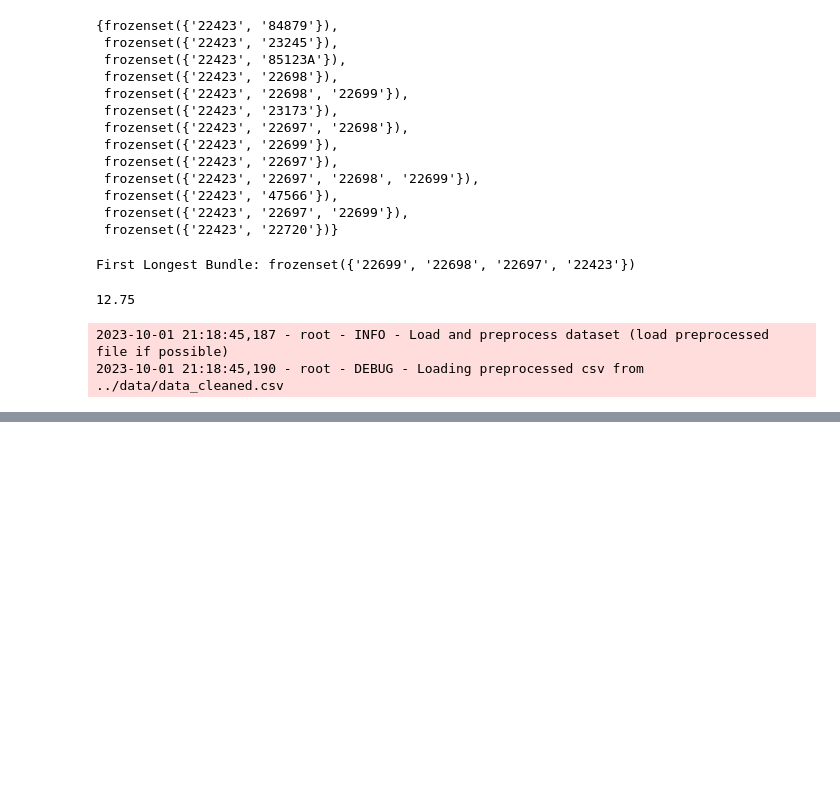
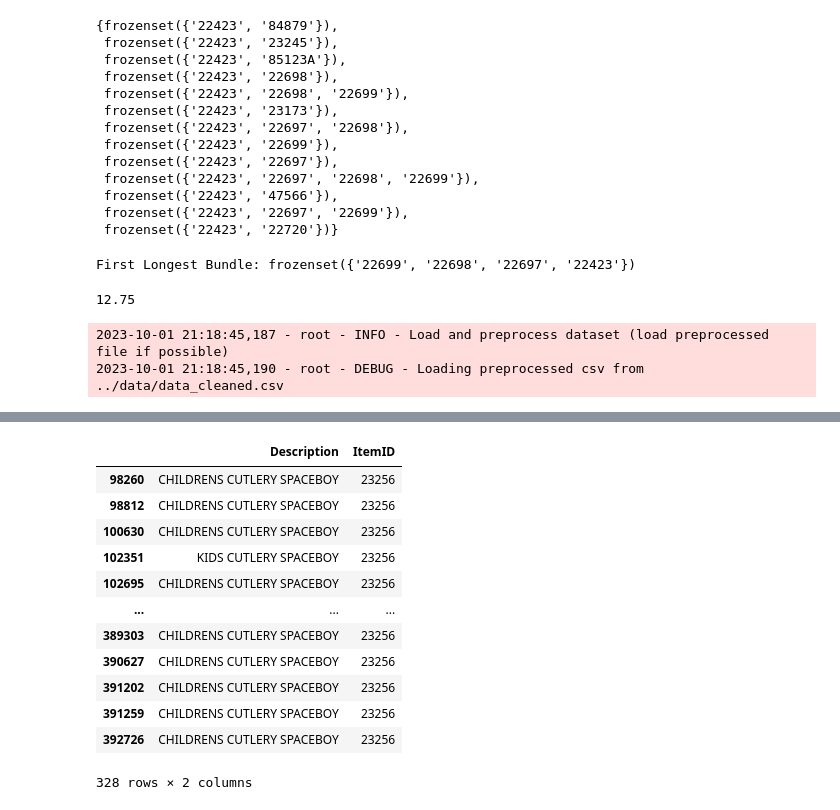
Before and after one commit to xbankov/product_bundle, a Jupyter notebook: src/product.ipynb, the cells around one changed output, grey strips where cells are left out. Cells and saved outputs as stored; diff of their text form; code cells hidden in the pictures; blank space fills up the shorter version.

```diff
--- a/src/product.ipynb
+++ b/src/product.ipynb
@@ -164,0 +193,16 @@ dataset = read_dataset(data_dir, force=False)
+# %%
+df.loc[df["ItemID"] == '23256', ["Description", "ItemID"]]
+# %% [output]
+|  | Description | ItemID |
+| 98260 | CHILDRENS CUTLERY SPACEBOY | 23256 |
+| 98812 | CHILDRENS CUTLERY SPACEBOY | 23256 |
+| 100630 | CHILDRENS CUTLERY SPACEBOY | 23256 |
+| 102351 | KIDS CUTLERY SPACEBOY | 23256 |
+| 102695 | CHILDRENS CUTLERY SPACEBOY | 23256 |
+| ... | ... | ... |
+| 389303 | CHILDRENS CUTLERY SPACEBOY | 23256 |
+| 390627 | CHILDRENS CUTLERY SPACEBOY | 23256 |
+| 391202 | CHILDRENS CUTLERY SPACEBOY | 23256 |
+| 391259 | CHILDRENS CUTLERY SPACEBOY | 23256 |
+| 392726 | CHILDRENS CUTLERY SPACEBOY | 23256 |
+328 rows × 2 columns
```
Also changed, not shown: parts of 11 cells of this notebook, 6 other files.
